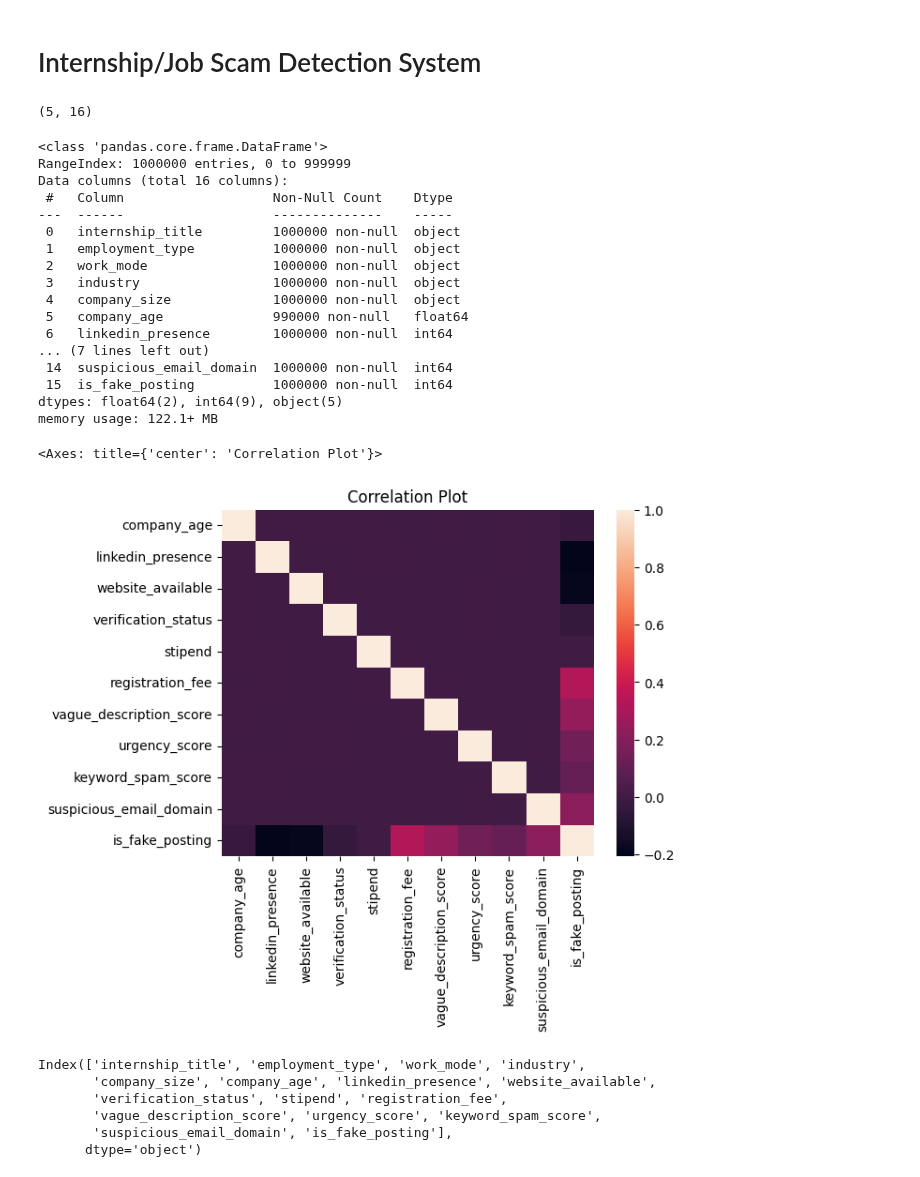
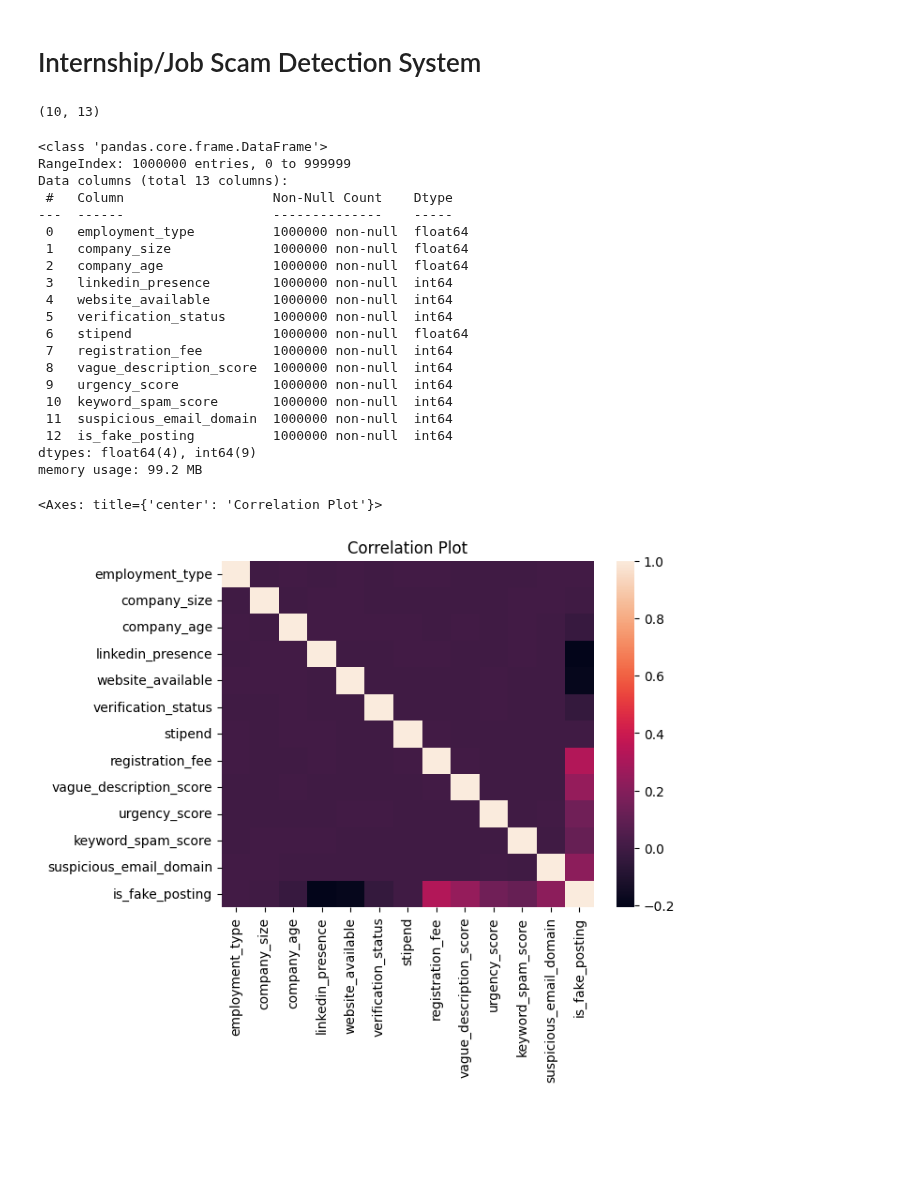
Before and after one commit to Ashthecoder918/Job-Fraud, a Jupyter notebook: Model.ipynb, the cells around one changed output. Drawn from its saved outputs; the diff is of its cells as text; code cells hidden in the pictures; blank space fills up the shorter version.

```diff
--- a/Model.ipynb
+++ b/Model.ipynb
@@ -9,11 +16,15 @@ from sklearn.model_selection import train_test_split
 from numba import njit
 # !nvidia-smi
 # %%
-# loading the training dataset
-df_org = pd.read_csv("dataset/Internship_dataset.csv")   # 1000000 rows × 33 columns
-
-df_selected = df_org[["internship_title","employment_type","work_mode","industry","company_size","company_age","linkedin_presence","website_available","verification_status","stipend","registration_fee","vague_description_score","urgency_score","keyword_spam_score","suspicious_email_domain","is_fake_posting"]]
-
-df_selected.sample(5).shape   # 1000000 x 16
+# loading dataset
+# df_org = pd.read_csv("dataset/Internship_dataset.csv")   # 1000000 rows x 33 columns
+df=pd.read_csv("dataset/quality_feat_dataset.csv") # 1000000 rows x 16 columns
-# %% [output]
-(5, 16)
+# %%
+df.drop(["Unnamed: 0","internship_title","work_mode","industry"],axis=1,inplace=True)
+# %%
+# mapping ordinal data
+company_size_map={'Startup':0.0, 'Small':1.0, 'Enterprise':3.0, 'Medium':2.0}
+employment_type_map={'Internship':0.0, 'Contract':1.0, 'Part-Time':2.0, 'Full-Time':3.0}
+df["company_size"]=df["company_size"].map(company_size_map)
+# %%
+df["employment_type"]=df["employment_type"].map(employment_type_map)
@@ -20,35 +35,33 @@ df_selected.sample(5).shape   # 1000000 x 16
+# %%
+df.sample(10).shape
+# %% [output]
+(10, 13)
 # %%
-df_selected.info()
+df.info()
 # %% [output]
 <class 'pandas.core.frame.DataFrame'>
 RangeIndex: 1000000 entries, 0 to 999999
-Data columns (total 16 columns):
+Data columns (total 13 columns):
  #   Column                   Non-Null Count    Dtype
 ---  ------                   --------------    -----
- 0   internship_title         1000000 non-null  object
- 1   employment_type          1000000 non-null  object
- 2   work_mode                1000000 non-null  object
- 3   industry                 1000000 non-null  object
- 4   company_size             1000000 non-null  object
- 5   company_age              990000 non-null   float64
- 6   linkedin_presence        1000000 non-null  int64
-... (7 lines left out)
- 14  suspicious_email_domain  1000000 non-null  int64
- 15  is_fake_posting          1000000 non-null  int64
-dtypes: float64(2), int64(9), object(5)
-memory usage: 122.1+ MB
+ 0   employment_type          1000000 non-null  float64
+ 1   company_size             1000000 non-null  float64
+ 2   company_age              1000000 non-null  float64
+ 3   linkedin_presence        1000000 non-null  int64
+ 4   website_available        1000000 non-null  int64
+ 5   verification_status      1000000 non-null  int64
+ 6   stipend                  1000000 non-null  float64
+ 7   registration_fee         1000000 non-null  int64
+ 8   vague_description_score  1000000 non-null  int64
+ 9   urgency_score            1000000 non-null  int64
+ 10  keyword_spam_score       1000000 non-null  int64
+ 11  suspicious_email_domain  1000000 non-null  int64
+ 12  is_fake_posting          1000000 non-null  int64
+dtypes: float64(4), int64(9)
+memory usage: 99.2 MB
 # %%
 plt.title("Correlation Plot")
-sns.heatmap(df_selected.corr(numeric_only=True))
+sns.heatmap(df.corr(numeric_only=True))
 # %% [output]
 <Axes: title={'center': 'Correlation Plot'}>
-[figure, old version]
+[figure, new version]
-# %%
-df_selected.columns
-# %% [output]
-Index(['internship_title', 'employment_type', 'work_mode', 'industry',
-       'company_size', 'company_age', 'linkedin_presence', 'website_available',
-       'verification_status', 'stipend', 'registration_fee',
-       'vague_description_score', 'urgency_score', 'keyword_spam_score',
-       'suspicious_email_domain', 'is_fake_posting'],
-      dtype='object')
```
Also changed, not shown: parts of 15 cells of this notebook, 4 other files.
